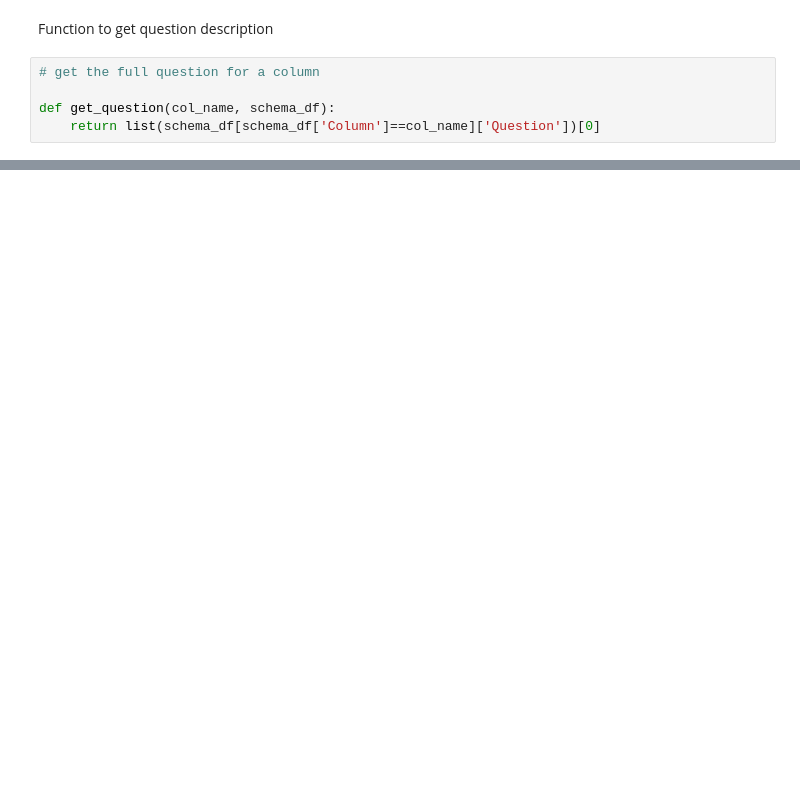
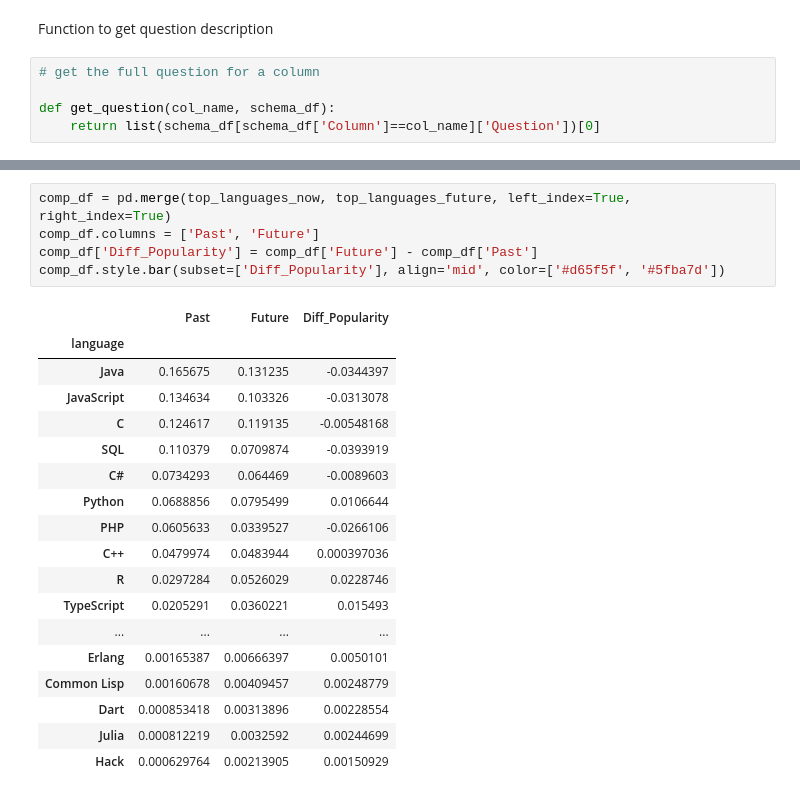
Before and after one commit to naveedrafi42/DS-Blog, a Jupyter notebook: Notebooks/project-notebook-Q2.ipynb, the cells around one changed output, grey strips where cells are left out. Saved outputs shown, nothing was run; the diff lists cells and outputs as text; blank space fills up the shorter version.

```diff
--- a/Notebooks/project-notebook-Q2.ipynb
+++ b/Notebooks/project-notebook-Q2.ipynb
@@ -268,0 +210,24 @@ plt.title("Audio Environment");
+# %%
+comp_df = pd.merge(top_languages_now, top_languages_future, left_index=True, right_index=True)
+comp_df.columns = ['Past', 'Future']
+comp_df['Diff_Popularity'] = comp_df['Future'] - comp_df['Past']
+comp_df.style.bar(subset=['Diff_Popularity'], align='mid', color=['#d65f5f', '#5fba7d'])
+# %% [output]
+|  | Past | Future | Diff_Popularity |
+| language |  |  |  |
+| Java | 0.165675 | 0.131235 | -0.0344397 |
+| JavaScript | 0.134634 | 0.103326 | -0.0313078 |
+| C | 0.124617 | 0.119135 | -0.00548168 |
+| SQL | 0.110379 | 0.0709874 | -0.0393919 |
+| C# | 0.0734293 | 0.064469 | -0.0089603 |
+| Python | 0.0688856 | 0.0795499 | 0.0106644 |
+| PHP | 0.0605633 | 0.0339527 | -0.0266106 |
+| C++ | 0.0479974 | 0.0483944 | 0.000397036 |
+| R | 0.0297284 | 0.0526029 | 0.0228746 |
+| TypeScript | 0.0205291 | 0.0360221 | 0.015493 |
+| ... | ... | ... | ... |
+| Erlang | 0.00165387 | 0.00666397 | 0.0050101 |
+| Common Lisp | 0.00160678 | 0.00409457 | 0.00248779 |
+| Dart | 0.000853418 | 0.00313896 | 0.00228554 |
+| Julia | 0.000812219 | 0.0032592 | 0.00244699 |
+| Hack | 0.000629764 | 0.00213905 | 0.00150929 |
```
Also changed, not shown: parts of 31 cells of this notebook, 1 other file.
